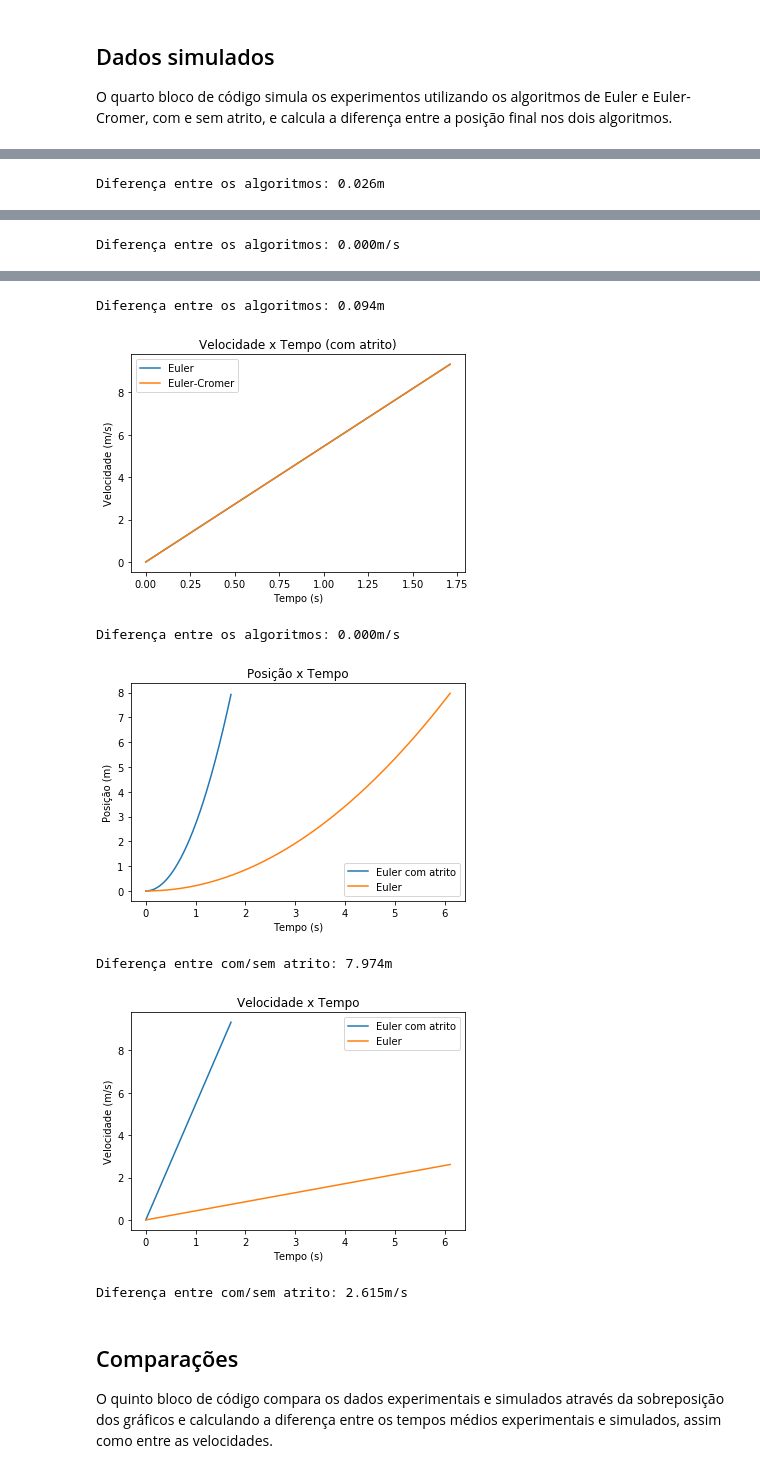
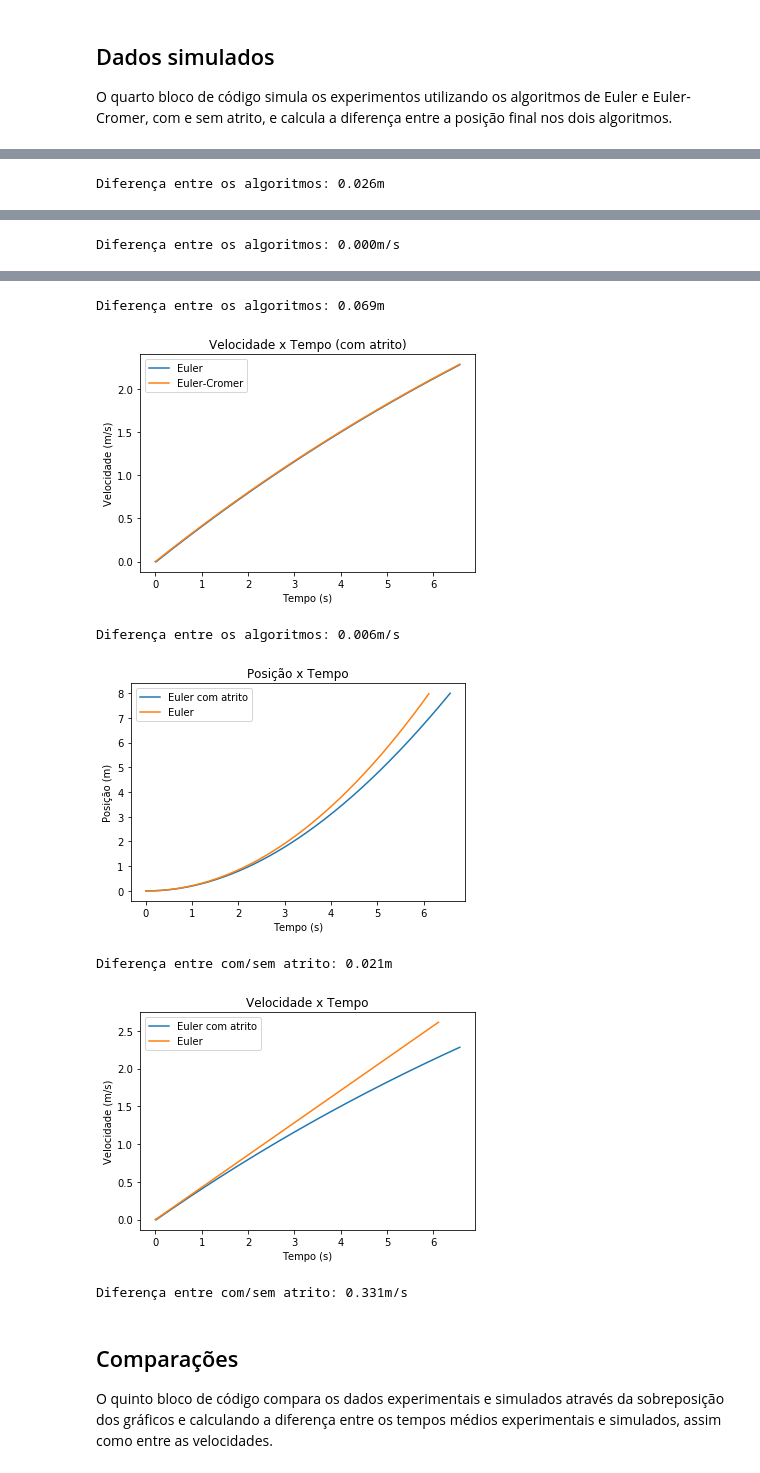
Before and after one commit to papukweh/MAC0209-EP02, a Jupyter notebook: EP2.ipynb, the cells around one changed output, grey strips where cells are left out. Saved outputs shown, nothing was run; the diff lists cells and outputs as text; code cells hidden in the pictures.

```diff
--- a/EP2.ipynb
+++ b/EP2.ipynb
@@ -188,7 +223,7 @@ tempo = []
 tms = 0.0 #tempo médio simulado
 vms = 0.0 #velocidade média simulada
 
-#Simula os experimentos utilizando algoritmo de Euler sem atrito
+#Simula os experimentos utilizando algoritmo de Euler e Euler-Cromer sem atrito
 x = 0.0 #onde 0 é o inicio da rampa e 8 o final
 v = 0.0 #sai do repouso
 a = g*(math.sin(theta)) #rampa
@@ -235,10 +270,10 @@ pyplot.show()
 
 print("Diferença entre os algoritmos: %.3fm/s" %(abs(Sc[1]-S[1])))
 
-#Simula os experimentos utilizando algoritmo de Euler com atrito
+#Simula os experimentos utilizando algoritmo de Euler e Euler-Cromer com atrito
 x = 0.0 #onde 0 é o inicio da rampa e 8 o final
 v = 0.0 #sai do repouso
-a = -g*(math.sin(theta)-atrito*math.cos(theta)) #rampa
+a = -g*math.sin(theta) + C*v #rampa
 t = 0.0 #tempo inicial
 
 S = initState(x,v,a,t)
@@ -257,8 +292,8 @@ while S[0] < 8:
     xsca.append(Sc[0])
     vsca.append(Sc[1])
     tempoa.append(S[3])
-    nextState(S, dt)
-    nextStateCromer(Sc, dt)
+    nextStateAtrito(S, dt)
+    nextStateCromerAtrito(Sc, dt)
 
 #Médias
 tmsa = S[3] #tempo médio simulado
@@ -297,7 +332,7 @@ pyplot.ylabel("Posição (m)")
 pyplot.legend()
 pyplot.show()
 
-print("Diferença entre com/sem atrito: %.3fm" %(abs(xs[-1]-xsa[0])))
+print("Diferença entre com/sem atrito: %.3fm" %(abs(xs[-1]-xsa[-1])))
 
 pyplot.figure()
 pyplot.plot(tempoa, vsa, label='Euler com atrito')
@@ -308,7 +343,7 @@ pyplot.ylabel("Velocidade (m/s)")
 pyplot.legend()
 pyplot.show()
 
-print("Diferença entre com/sem atrito: %.3fm/s" %(abs(vs[-1]-vsa[0])))
+print("Diferença entre com/sem atrito: %.3fm/s" %(abs(vs[-1]-vsa[-1])))
 # %% [output]
 [figure]
 Diferença entre os algoritmos: 0.026m
@@ -318,10 +353,10 @@ Diferença entre os algoritmos: 0.000m/s
-Diferença entre os algoritmos: 0.094m
+Diferença entre os algoritmos: 0.069m
-[figure, old version]
+[figure, new version]
-Diferença entre os algoritmos: 0.000m/s
+Diferença entre os algoritmos: 0.006m/s
-[figure, old version]
+[figure, new version]
-Diferença entre com/sem atrito: 7.974m
+Diferença entre com/sem atrito: 0.021m
-[figure, old version]
+[figure, new version]
-Diferença entre com/sem atrito: 2.615m/s
+Diferença entre com/sem atrito: 0.331m/s
 # %% [markdown]
 ## Comparações
 
```
Also changed, not shown: parts of 22 cells of this notebook.
